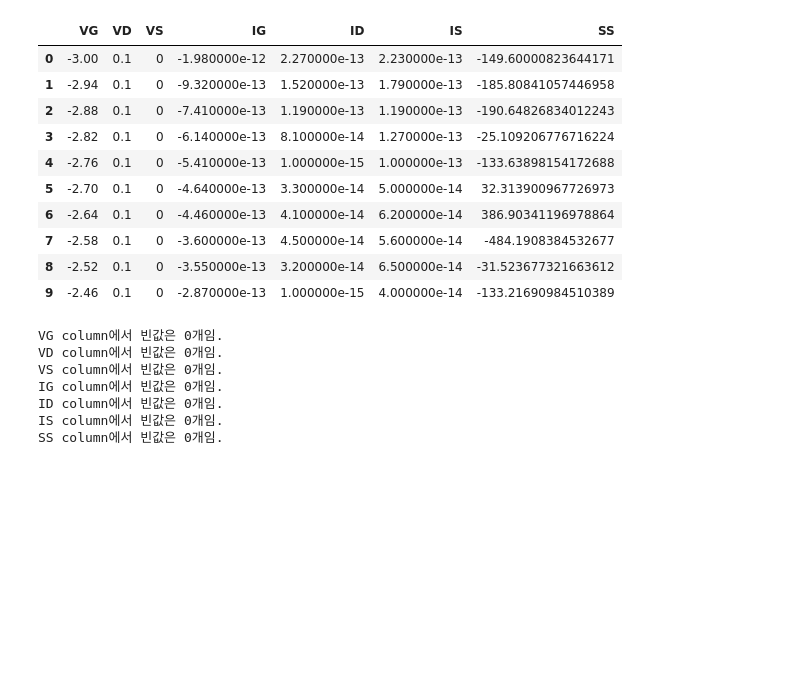
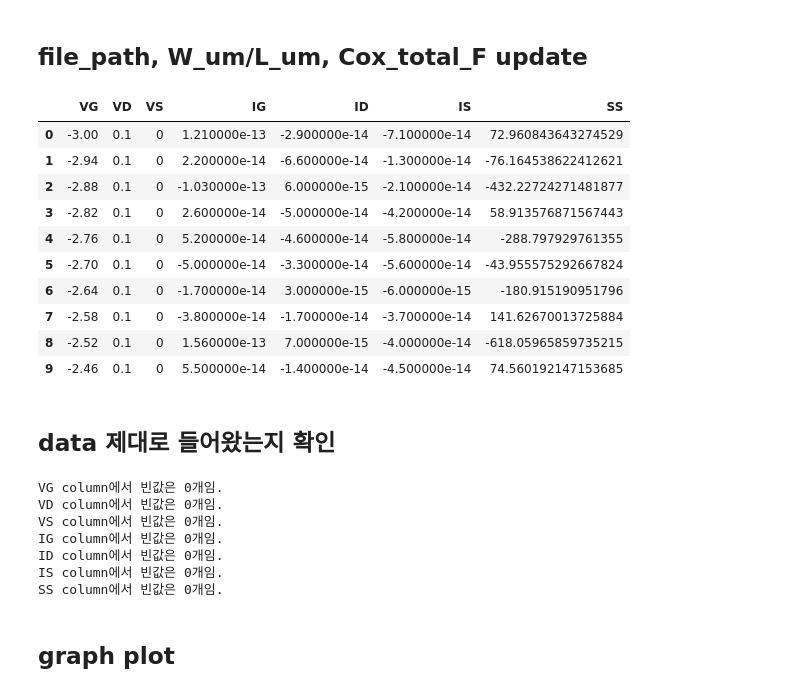
Before and after one commit to whdals4273/whdals, a Jupyter notebook: ★★★251228_transfer_curve_all.ipynb, the cells around one changed output. Saved outputs shown, nothing was run; the diff lists cells and outputs as text; code cells hidden in the pictures; blank space fills up the shorter version.

```diff
--- a/★★★251228_transfer_curve_all.ipynb
+++ b/★★★251228_transfer_curve_all.ipynb
@@ -1,43 +1,45 @@
+# %% [markdown]
+## file_path, W_um/L_um, Cox_total_F update
 # %%
 import pandas as pd
 import numpy as np
 import matplotlib.pyplot as plt
 import seaborn as sns
 from scipy.stats import linregress
 
 # Device parameters: change these values and all Vth / SS / mobility results update together
 W_um = 40
 L_um = 20
 W_over_L = W_um / L_um
 L_m = L_um * 1e-6
 W_m = W_um * 1e-6
 
 # Gate capacitance for this device. Update if a different device is measured.
 Cox_total_F = 4.25e-12
 
-file_path = 'I_V Sweep - Unit (transfer) [260331_WF02_#5_40_20_1_R0_TRANSFER_SWEEP(1) ; 4_9_2026 11_01_11 AM].csv'
+file_path = '260206_I_V Sweep - Unit (transfer) [260206_ALD_IGZO_#6_WL_1010_R02_lower_TR_2nd(2) ; 2_6_2026 1_54_35 PM].csv'
 with open(file_path, 'r', encoding='utf-8') as f:
     lines = f.readlines()
 
 for i, line in enumerate(lines):
     if any(col.strip().startswith('DataValue') for col in line.split(',')):
         header_row = i - 2
         break
 df = pd.read_csv(file_path, sep=',', header=header_row)
 
 df = df.iloc[:, 1:]
 df.columns = df.columns.str.strip()
 
 df.head(10)
 # %% [output]
 |  | VG | VD | VS | IG | ID | IS | SS |
-| 0 | -3.00 | 0.1 | 0 | -1.980000e-12 | 2.270000e-13 | 2.230000e-13 | -149.60000823644171 |
-| 1 | -2.94 | 0.1 | 0 | -9.320000e-13 | 1.520000e-13 | 1.790000e-13 | -185.80841057446958 |
-| 2 | -2.88 | 0.1 | 0 | -7.410000e-13 | 1.190000e-13 | 1.190000e-13 | -190.64826834012243 |
-| 3 | -2.82 | 0.1 | 0 | -6.140000e-13 | 8.100000e-14 | 1.270000e-13 | -25.109206776716224 |
-| 4 | -2.76 | 0.1 | 0 | -5.410000e-13 | 1.000000e-15 | 1.000000e-13 | -133.63898154172688 |
-| 5 | -2.70 | 0.1 | 0 | -4.640000e-13 | 3.300000e-14 | 5.000000e-14 | 32.313900967726973 |
-| 6 | -2.64 | 0.1 | 0 | -4.460000e-13 | 4.100000e-14 | 6.200000e-14 | 386.90341196978864 |
-| 7 | -2.58 | 0.1 | 0 | -3.600000e-13 | 4.500000e-14 | 5.600000e-14 | -484.1908384532677 |
-| 8 | -2.52 | 0.1 | 0 | -3.550000e-13 | 3.200000e-14 | 6.500000e-14 | -31.523677321663612 |
-| 9 | -2.46 | 0.1 | 0 | -2.870000e-13 | 1.000000e-15 | 4.000000e-14 | -133.21690984510389 |
+| 0 | -3.00 | 0.1 | 0 | 1.210000e-13 | -2.900000e-14 | -7.100000e-14 | 72.960843643274529 |
+| 1 | -2.94 | 0.1 | 0 | 2.200000e-14 | -6.600000e-14 | -1.300000e-14 | -76.164538622412621 |
+| 2 | -2.88 | 0.1 | 0 | -1.030000e-13 | 6.000000e-15 | -2.100000e-14 | -432.22724271481877 |
+| 3 | -2.82 | 0.1 | 0 | 2.600000e-14 | -5.000000e-14 | -4.200000e-14 | 58.913576871567443 |
+| 4 | -2.76 | 0.1 | 0 | 5.200000e-14 | -4.600000e-14 | -5.800000e-14 | -288.797929761355 |
+| 5 | -2.70 | 0.1 | 0 | -5.000000e-14 | -3.300000e-14 | -5.600000e-14 | -43.955575292667824 |
+| 6 | -2.64 | 0.1 | 0 | -1.700000e-14 | 3.000000e-15 | -6.000000e-15 | -180.915190951796 |
+| 7 | -2.58 | 0.1 | 0 | -3.800000e-14 | -1.700000e-14 | -3.700000e-14 | 141.62670013725884 |
+| 8 | -2.52 | 0.1 | 0 | 1.560000e-13 | 7.000000e-15 | -4.000000e-14 | -618.05965859735215 |
+| 9 | -2.46 | 0.1 | 0 | 5.500000e-14 | -1.400000e-14 | -4.500000e-14 | 74.560192147153685 |
@@ -46,3 +46,5 @@ df.head(10)
+# %% [markdown]
+## data 제대로 들어왔는지 확인
 # %%
 df['ID'] = df['ID'].abs()
 df['ID'] = np.clip(df['ID'], 1e-16, None)
@@ -67,3 +67,5 @@ SS column에서 빈값은 0개임.
+# %% [markdown]
+## graph plot
 # %%
 fig, ax  = plt.subplots()
 for VD, g in df.groupby('VD'):
```
Also changed, not shown: parts of 12 cells of this notebook, 7 other files.
